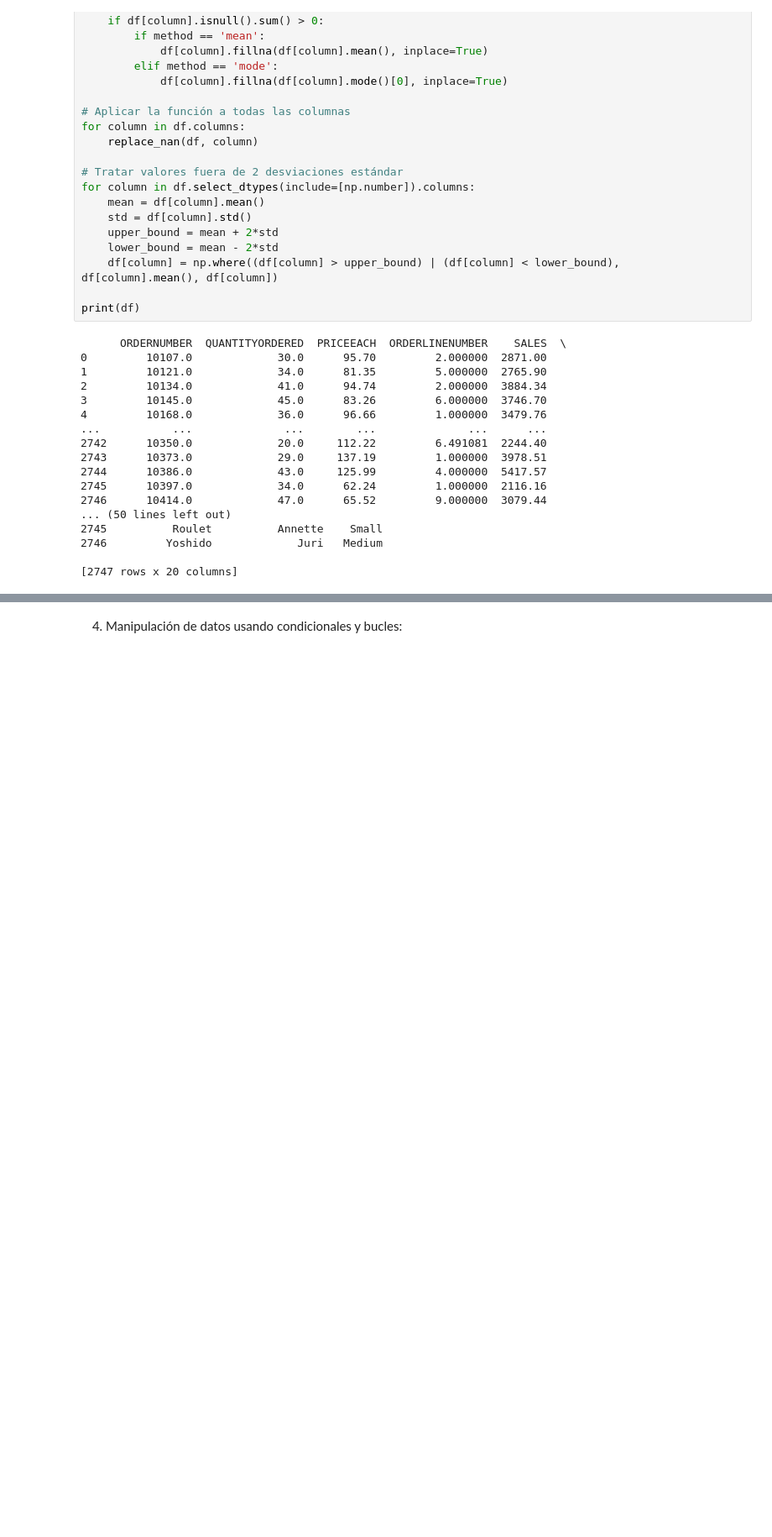
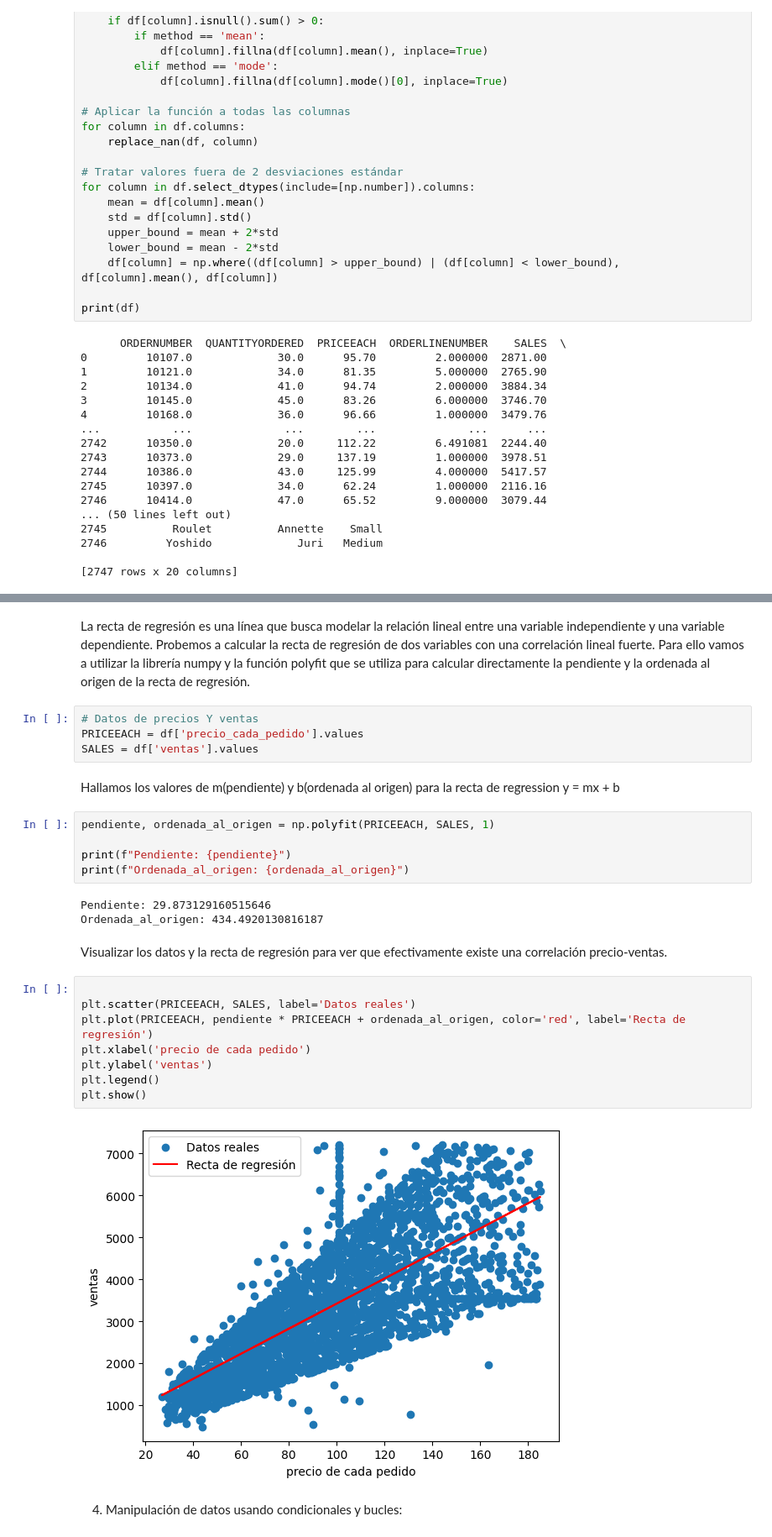
Before and after one commit to oliviaclemente/Programaci-n_Trabajo, a Jupyter notebook: jupyter.ipynb, the cells around one changed output, grey strips where cells are left out. Shown: that part at 84% size. Saved outputs shown, nothing was run; the diff lists cells and outputs as text; blank space fills up the shorter version.

```diff
--- a/jupyter.ipynb
+++ b/jupyter.ipynb
@@ -148,3 +364,33 @@ c) Identifiquen y analicen las correlaciones entre variables.
+# %% [markdown]
+La recta de regresión es una línea que busca modelar la relación lineal entre una variable independiente y una variable dependiente.
+Probemos a calcular la recta de regresión de dos variables con una correlación lineal fuerte.
+Para ello vamos a utilizar la librería numpy y la función polyfit que se utiliza para calcular directamente la pendiente y la ordenada al origen de la recta de regresión.
+# %%
+# Datos de precios Y ventas
+PRICEEACH = df['precio_cada_pedido'].values
+SALES = df['ventas'].values
+# %% [markdown]
+Hallamos los valores de m(pendiente) y b(ordenada al origen) para la recta de regression y = mx + b
+# %%
+pendiente, ordenada_al_origen = np.polyfit(PRICEEACH, SALES, 1)
+
+print(f"Pendiente: {pendiente}")
+print(f"Ordenada_al_origen: {ordenada_al_origen}")
+# %% [output]
+Pendiente: 29.873129160515646
+Ordenada_al_origen: 434.4920130816187
+# %% [markdown]
+Visualizar los datos y la recta de regresión para ver que efectivamente existe una correlación precio-ventas.
+# %%
+
+plt.scatter(PRICEEACH, SALES, label='Datos reales')
+plt.plot(PRICEEACH, pendiente * PRICEEACH + ordenada_al_origen, color='red', label='Recta de regresión')
+plt.xlabel('precio de cada pedido')
+plt.ylabel('ventas')
+plt.legend()
+plt.show()
+# %% [output]
+[figure, added]
 # %% [markdown]
 4. Manipulación de datos usando condicionales y bucles:
 # %% [markdown]
```
Also changed, not shown: parts of 46 cells of this notebook, 1 other file.
